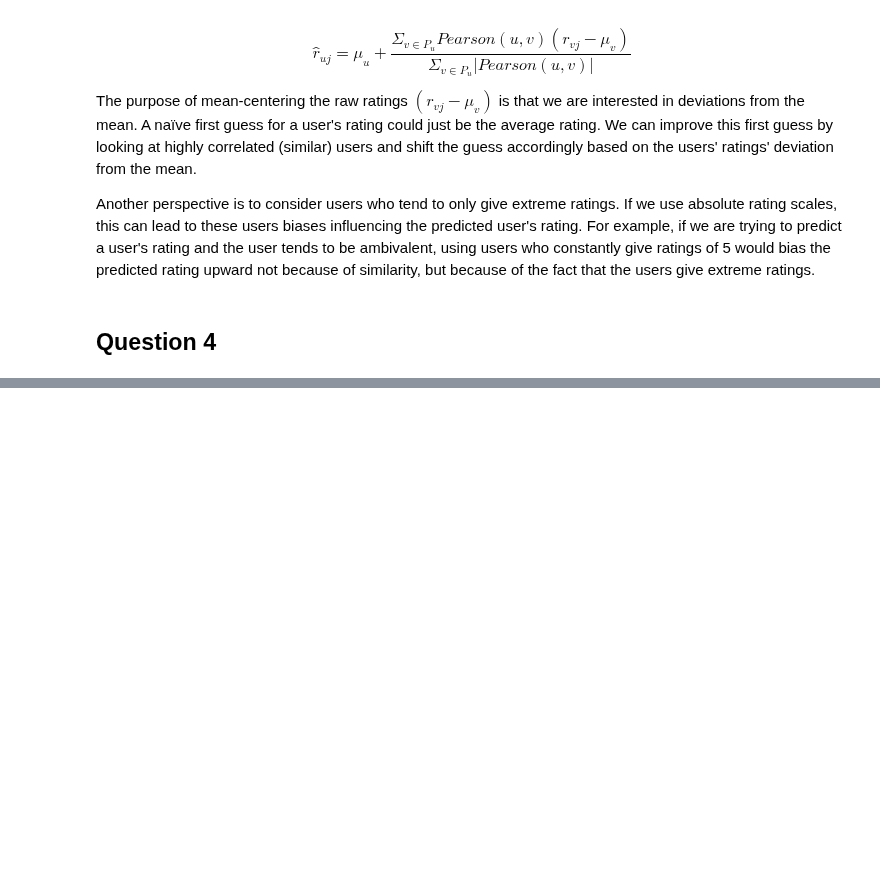
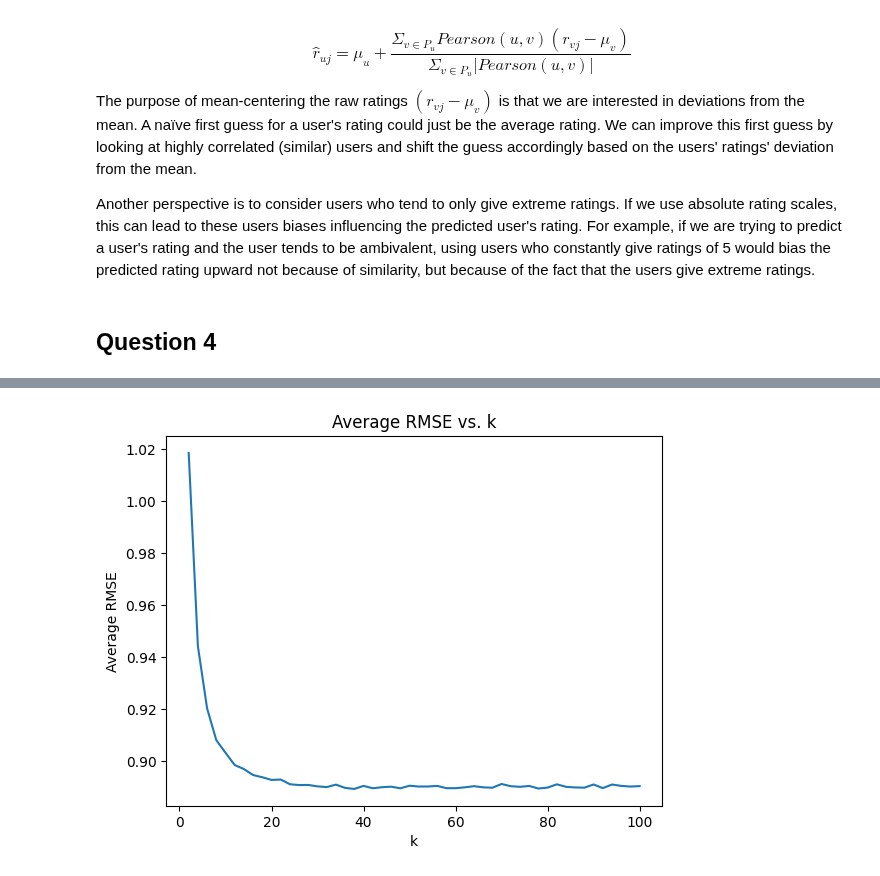
Before and after one commit to stswee/ECE219, a Jupyter notebook: Project_3/ECE219_Project3.ipynb, the cells around one changed output, grey strips where cells are left out. Saved outputs shown, nothing was run; the diff lists cells and outputs as text; code cells hidden in the pictures; blank space fills up the shorter version.

```diff
--- a/Project_3/ECE219_Project3.ipynb
+++ b/Project_3/ECE219_Project3.ipynb
@@ -139,3 +133,41 @@ The purpose of mean-centering the raw ratings $(r_{vj} - \mu_v)$ is that we are
 Another perspective is to consider users who tend to only give extreme ratings. If we use absolute rating scales, this can lead to these users biases influencing the predicted user's rating. For example, if we are trying to predict a user's rating and the user tends to be ambivalent, using users who constantly give ratings of 5 would bias the predicted rating upward not because of similarity, but because of the fact that the users give extreme ratings.
 # %% [markdown]
 ## Question 4
+# %%
+# Load in data
+reader = Reader(rating_scale=(0.5, 5))
+data = Dataset.load_from_df(df[['userId', 'movieId', 'rating']], reader)
+
+# Define cross-validation iterator
+kf = KFold(n_splits = 10)
+# %%
+# Number of neighbors = 2, 4, 6, ..., 98, 100
+k_values = np.arange(2, 102, 2)
+
+# Keep track of RMSE and MAE
+rmse_values = []
+mae_values = []
+
+# Iterate over k values (about 12 minutes to run)
+for k in tqdm(k_values):
+
+    # Initialize algorithm
+    algo = KNNWithMeans(k, sim_options = {"name" : "pearson"})
+
+    # Get RMSE and MAE values for given k
+    rmse_val = []
+    mae_val = []
+
+    for trainset, testset in kf.split(data):
+
+        # Train and test algorithm
+        algo.fit(trainset)
+        predictions = algo.test(testset)
+
+        # Compute RMSE and MAE
+        rmse_val.append(accuracy.rmse(predictions, verbose = False))
+        mae_val.append(accuracy.mae(predictions, verbose = False))
+
+    # Compute average RMSE and MAE
+    rmse_values.append(np.mean(rmse_val))
+    mae_values.append(np.mean(mae_val))
@@ -141,0 +408,9 @@ Another perspective is to consider users who tend to only give extreme ratings.
+# %%
+# Plot average RMSE vs. k
+plt.plot(k_values, rmse_values)
+plt.xlabel('k')
+plt.ylabel('Average RMSE')
+plt.title('Average RMSE vs. k')
+plt.show()
+# %% [output]
+[figure, added]
```
Also changed, not shown: parts of 8 cells of this notebook.
